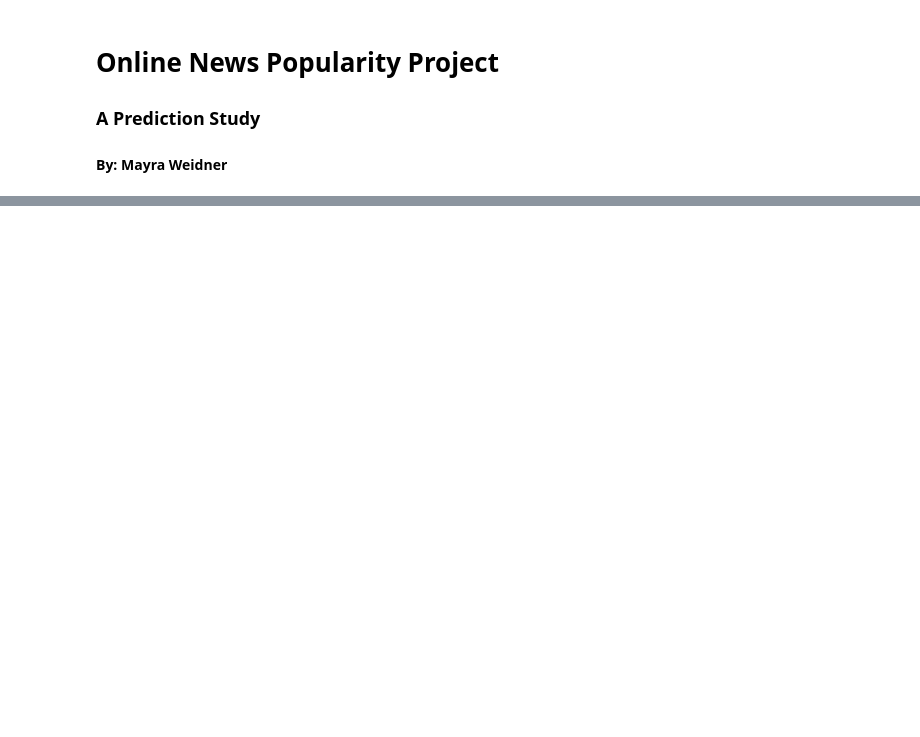
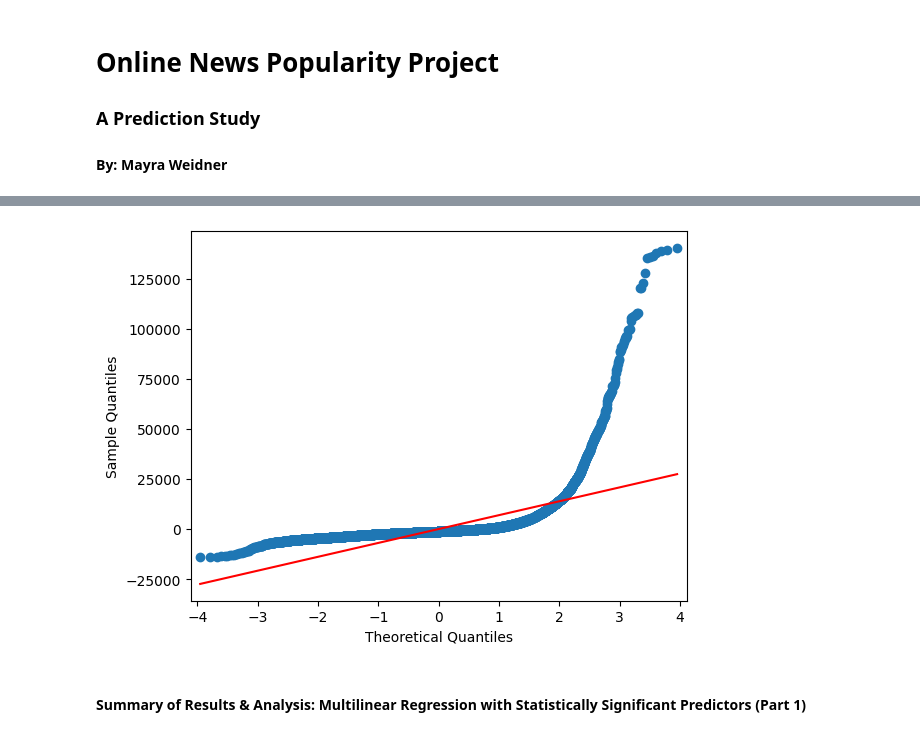
Before and after one commit to MYWeidner/OnlineNewsPopularity, a Jupyter notebook: Model.ipynb, the cells around one changed output, grey strips where cells are left out. Saved outputs shown, nothing was run; the diff lists cells and outputs as text; code cells hidden in the pictures; blank space fills up the shorter version.

```diff
--- a/Model.ipynb
+++ b/Model.ipynb
@@ -48,0 +345,15 @@ I will not use logistic regression as this model would require me to change the
+# %%
+# Create Ridge and Lasso models with a range of alpha values
+ridge_model = RidgeCV(alphas=[0.01, 0.1, 1.0, 5.0, 10.0, 20.0, 50.0])
+lasso_model = LassoCV(alphas=[0.01, 0.1, 1.0, 5.0, 10.0, 20.0, 50.0], max_iter=10000)
+
+# Fit the models to the training data
+ridge_model.fit(X_train, y_train)
+lasso_model.fit(X_train, y_train)
+
+# Get the best alpha values from the models determined from cross-validation process
+best_ridge_alpha = ridge_model.alpha_
+best_lasso_alpha = lasso_model.alpha_
+
+print(f"Best alpha for Ridge: {best_ridge_alpha:.4f}")
+print(f"Best alpha for Lasso: {best_lasso_alpha:.4f}")
@@ -48,0 +365,15 @@ I will not use logistic regression as this model would require me to change the
+# %%
+# Instantiate Ridge and Lasso regression models
+ridge_model = Ridge(alpha=best_ridge_alpha)
+lasso_model = Lasso(alpha=best_lasso_alpha)
+
+# Fit the models to the training data
+ridge_model.fit(X_train, y_train)
+lasso_model.fit(X_train, y_train)
+
+# Evaluate the models on the test data
+ridge_r2 = ridge_model.score(X_test, y_test)
+lasso_r2 = lasso_model.score(X_test, y_test)
+
+print(f"R-squared for Ridge regression: {ridge_r2:.4f}")
+print(f"R-squared for Lasso regression: {lasso_r2:.4f}")
@@ -48,0 +391,8 @@ I will not use logistic regression as this model would require me to change the
+# %%
+significant_predictors = ['n_tokens_title', 'n_non_stop_unique_tokens', 'num_hrefs',
+                          'num_self_hrefs', 'num_imgs', 'average_token_length', 'num_keywords',
+                          'kw_max_min', 'kw_min_max', 'kw_avg_max', 'kw_min_avg', 'kw_max_avg',
+                          'self_reference_min_shares', 'self_reference_max_shares', 'LDA_00',
+                          'LDA_01', 'LDA_02', 'LDA_03', 'LDA_04', 'global_subjectivity',
+                          'title_sentiment_polarity', 'abs_title_subjectivity', 'data_channel'
+                         ]
@@ -48,0 +464,7 @@ I will not use logistic regression as this model would require me to change the
+# %%
+# Create a QQ plot for the residuals
+sm.qqplot(final_model.resid, line='s');
+# %% [output]
+[figure, added]
+# %% [markdown]
+#### Summary of Results & Analysis: Multilinear Regression with Statistically Significant Predictors (Part 1)
```
Also changed, not shown: parts of 92 cells of this notebook.
